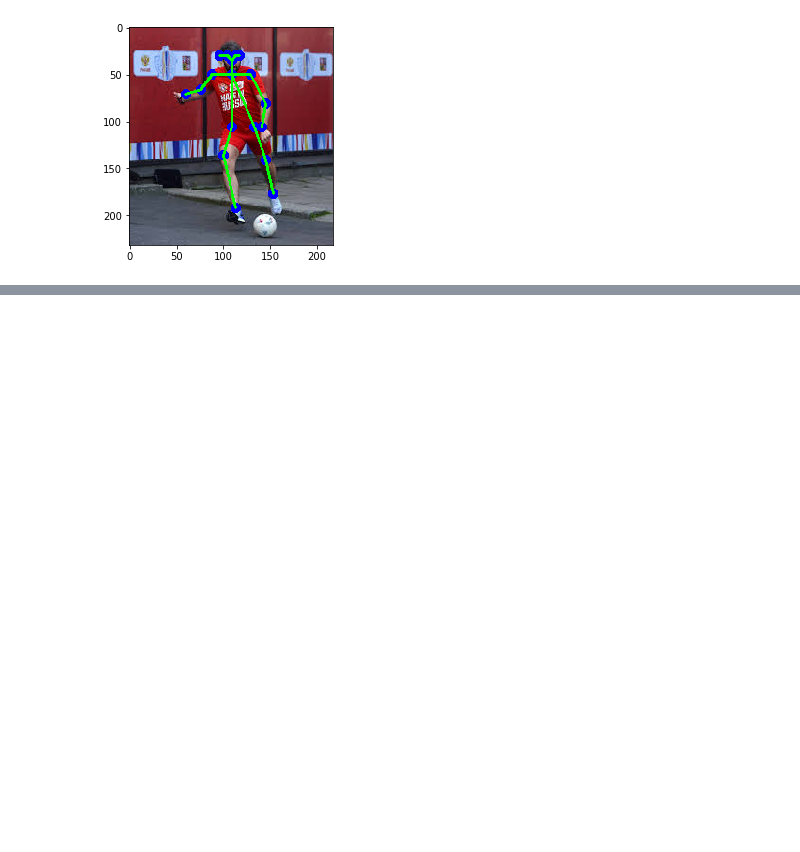
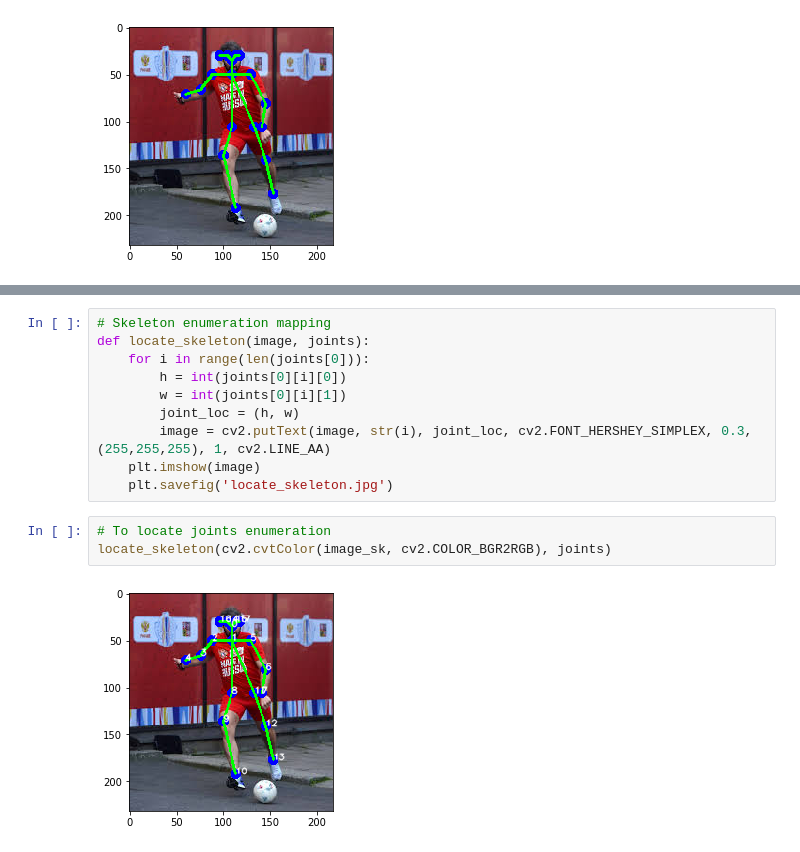
Before and after one commit to zhijunhan/Real-Time-Action-Recognition, a Jupyter notebook: run_image.ipynb, the cells around one changed output, grey strips where cells are left out. Cells and saved outputs as stored; diff of their text form; blank space fills up the shorter version.

```diff
--- a/run_image.ipynb
+++ b/run_image.ipynb
@@ -144,0 +161,15 @@ sk type is:  <class 'numpy.ndarray'>
+# %%
+# Skeleton enumeration mapping
+def locate_skeleton(image, joints):
+    for i in range(len(joints[0])):
+        h = int(joints[0][i][0])
+        w = int(joints[0][i][1])
+        joint_loc = (h, w)
+        image = cv2.putText(image, str(i), joint_loc, cv2.FONT_HERSHEY_SIMPLEX, 0.3, (255,255,255), 1, cv2.LINE_AA)
+    plt.imshow(image)
+    plt.savefig('locate_skeleton.jpg')
+# %%
+# To locate joints enumeration
+locate_skeleton(cv2.cvtColor(image_sk, cv2.COLOR_BGR2RGB), joints)
+# %% [output]
+[figure, added]
```
Also changed, not shown: parts of 9 cells of this notebook, 2 other files.
